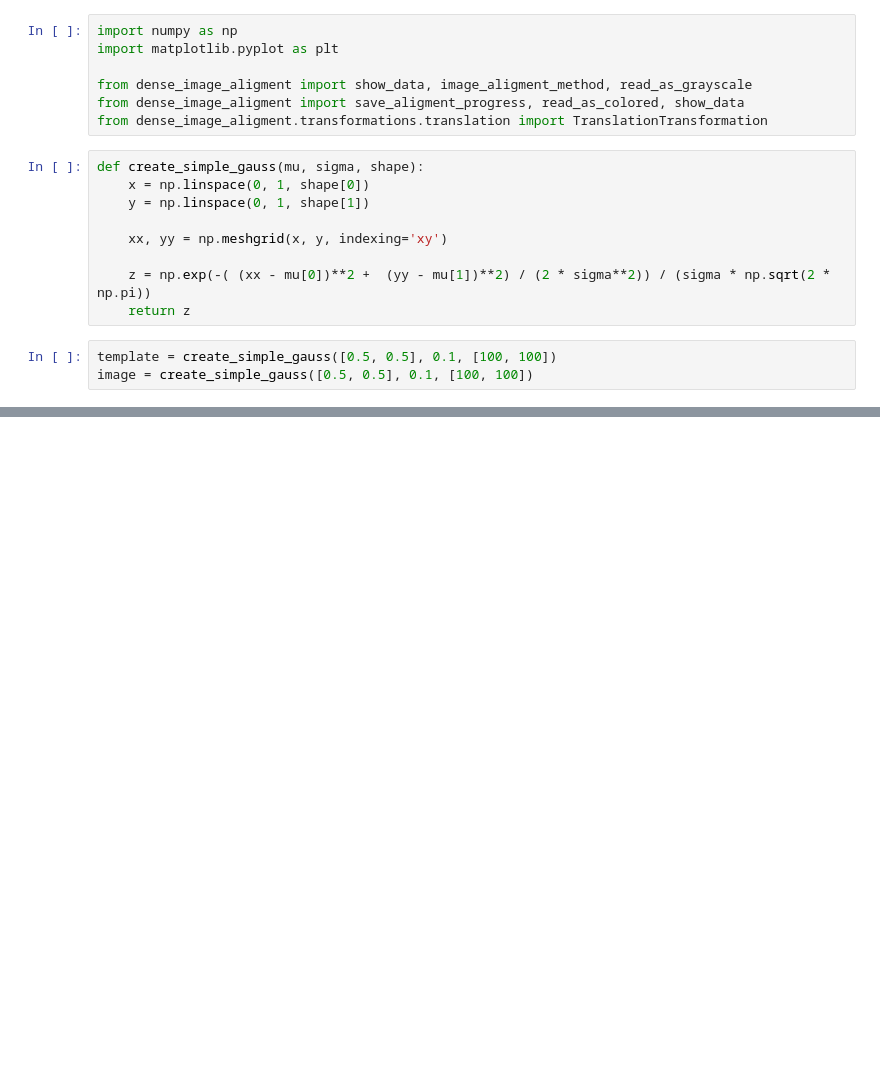
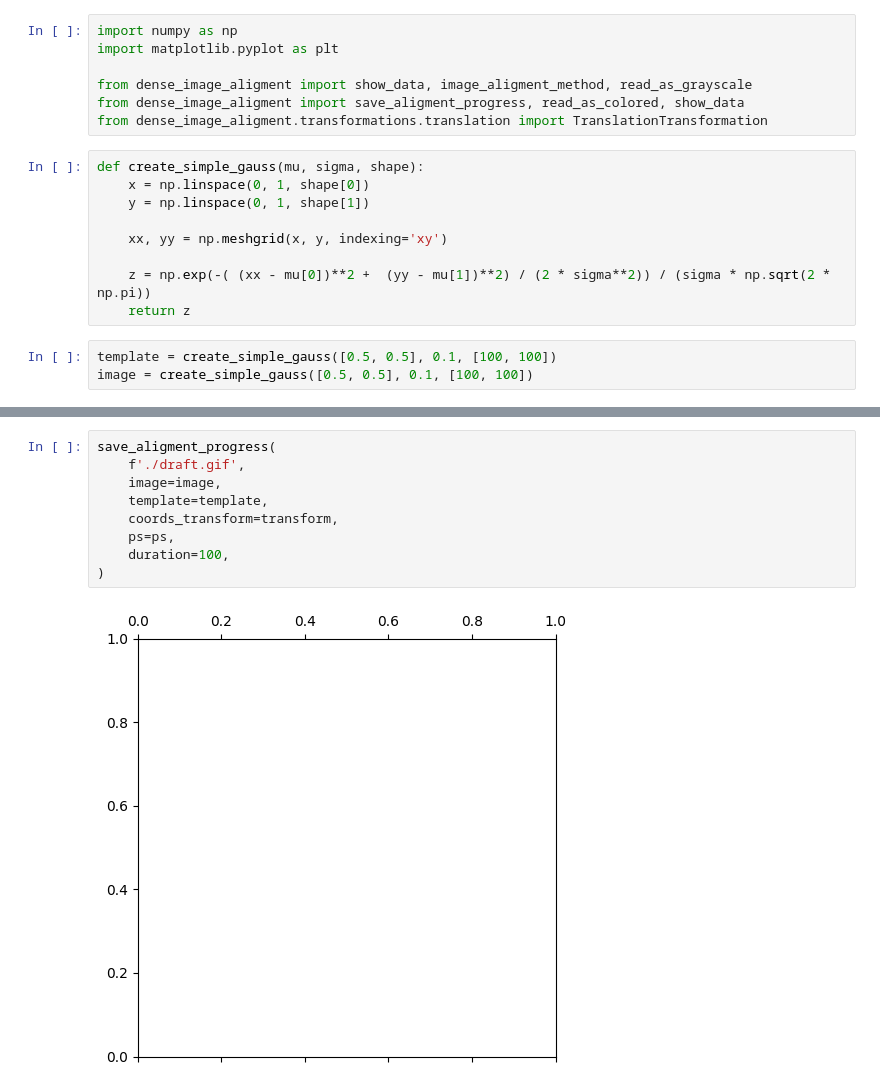
Before and after one commit to GerasimovIV/dense_image_aligment, a Jupyter notebook: Translation.ipynb, the cells around one changed output, grey strips where cells are left out. Drawn from its saved outputs; the diff is of its cells as text; blank space fills up the shorter version.

```diff
--- a/Translation.ipynb
+++ b/Translation.ipynb
@@ -56,0 +59,11 @@ show_data(
+# %%
+save_aligment_progress(
+    f'./draft.gif',
+    image=image,
+    template=template,
+    coords_transform=transform,
+    ps=ps,
+    duration=100,
+)
+# %% [output]
+[figure, added]
```
Also changed, not shown: parts of 5 cells of this notebook, 5 other files.
